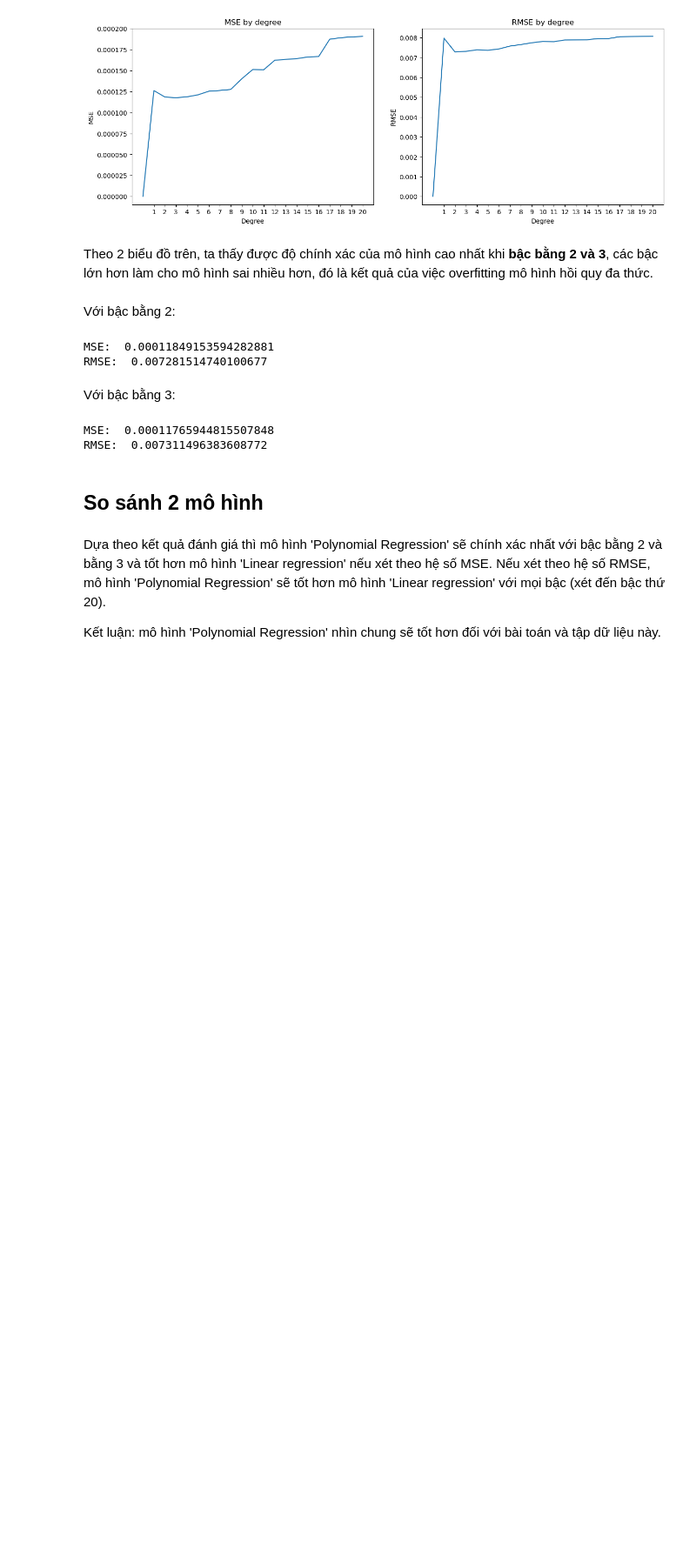
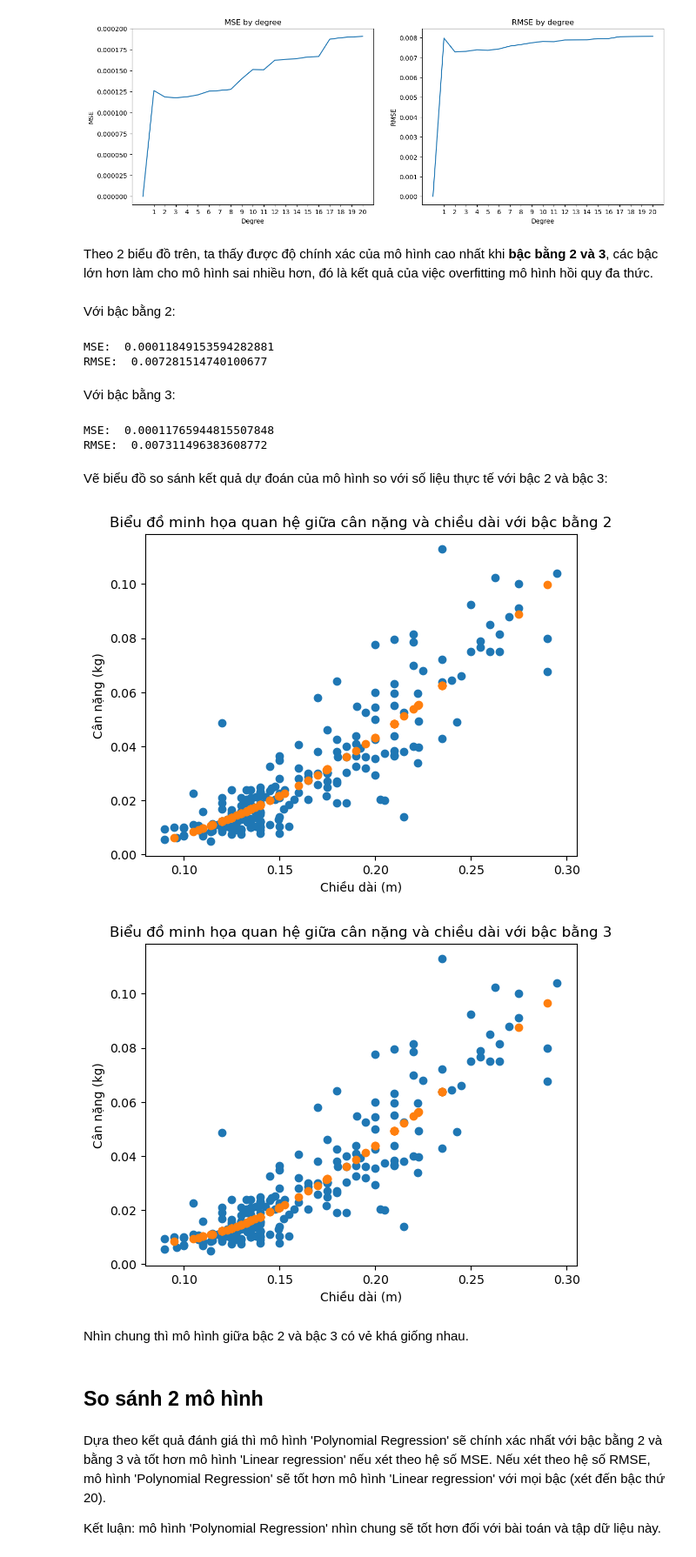
Before and after one commit to hoangitusk20/NMKHDL_doAn, a Jupyter notebook: DoAnCK/source/mo_hinh_va_danh_gia/Mo_hinh.ipynb, the cells around one changed output. Shown at 87% size. Saved outputs shown, nothing was run; the diff lists cells and outputs as text; code cells hidden in the pictures; blank space fills up the shorter version.

```diff
--- a/DoAnCK/source/mo_hinh_va_danh_gia/Mo_hinh.ipynb
+++ b/DoAnCK/source/mo_hinh_va_danh_gia/Mo_hinh.ipynb
@@ -265,6 +263,16 @@ print('RMSE: ', rmse[3])
 # %% [output]
 MSE:  0.00011765944815507848
 RMSE:  0.007311496383608772
+# %% [markdown]
+Vẽ biểu đồ so sánh kết quả dự đoán của mô hình so với số liệu thực tế với bậc 2 và bậc 3:
+# %%
+run_polynomial_regression(2)
+run_polynomial_regression(3)
+# %% [output]
+[figure, added]
+[figure, added]
+# %% [markdown]
+Nhìn chung thì mô hình giữa bậc 2 và bậc 3 có vẻ khá giống nhau.
 # %% [markdown]
 ## So sánh 2 mô hình
 # %% [markdown]
```
Also changed, not shown: parts of 3 cells of this notebook.
